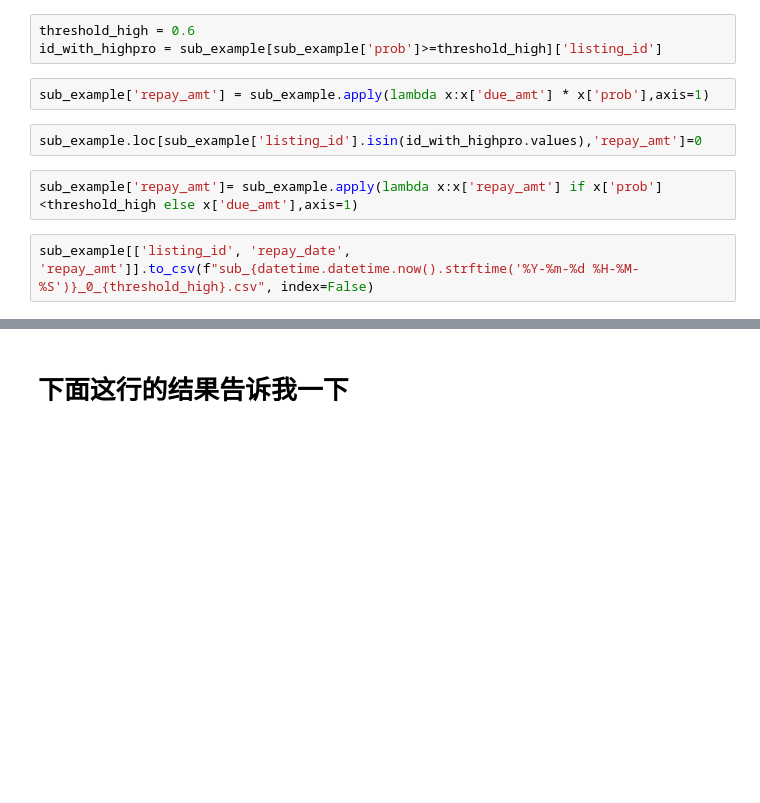
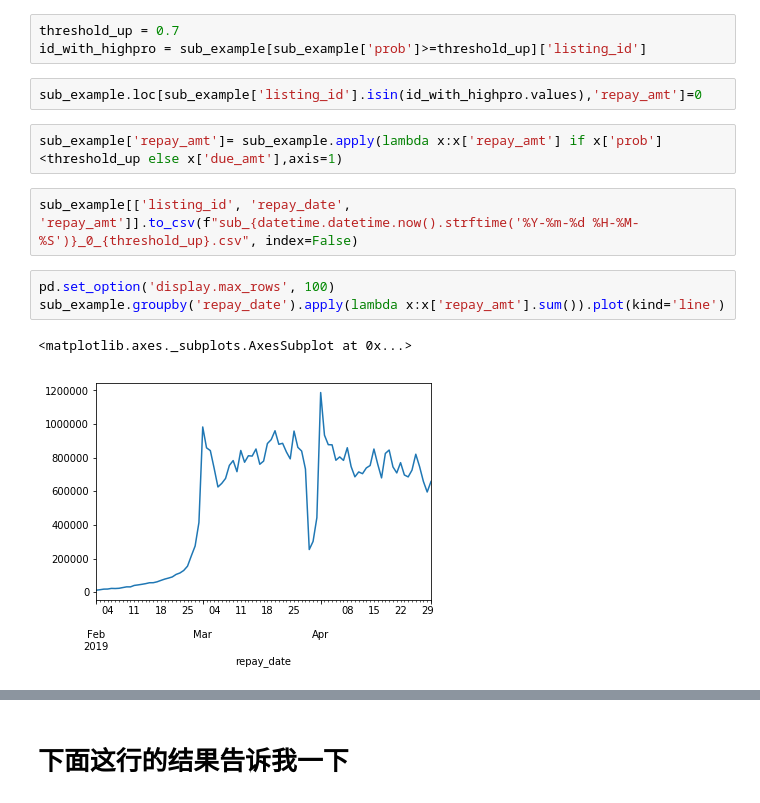
Before and after one commit to orangelle/magicmirror, a Jupyter notebook: baseline5_classifier.ipynb, the cells around one changed output, grey strips where cells are left out. Cells and saved outputs as stored; diff of their text form; blank space fills up the shorter version.

```diff
--- a/baseline5_classifier.ipynb
+++ b/baseline5_classifier.ipynb
@@ -686,13 +736,17 @@ sub_example[['listing_id', 'repay_date', 'repay_amt']].to_csv(f"sub_{datetime.da
 # %%
 sub_example['prob'] = test_prob
 # %%
-threshold_high = 0.6
-id_with_highpro = sub_example[sub_example['prob']>=threshold_high]['listing_id']
+threshold_up = 0.7
+id_with_highpro = sub_example[sub_example['prob']>=threshold_up]['listing_id']
-# %%
-sub_example['repay_amt'] = sub_example.apply(lambda x:x['due_amt'] * x['prob'],axis=1)
 # %%
 sub_example.loc[sub_example['listing_id'].isin(id_with_highpro.values),'repay_amt']=0
 # %%
-sub_example['repay_amt']= sub_example.apply(lambda x:x['repay_amt'] if x['prob']<threshold_high else x['due_amt'],axis=1)
+sub_example['repay_amt']= sub_example.apply(lambda x:x['repay_amt'] if x['prob']<threshold_up else x['due_amt'],axis=1)
 # %%
-sub_example[['listing_id', 'repay_date', 'repay_amt']].to_csv(f"sub_{datetime.datetime.now().strftime('%Y-%m-%d %H-%M-%S')}_0_{threshold_high}.csv", index=False)
+sub_example[['listing_id', 'repay_date', 'repay_amt']].to_csv(f"sub_{datetime.datetime.now().strftime('%Y-%m-%d %H-%M-%S')}_0_{threshold_up}.csv", index=False)
+# %%
+pd.set_option('display.max_rows', 100)
+sub_example.groupby('repay_date').apply(lambda x:x['repay_amt'].sum()).plot(kind='line')
+# %% [output]
+<matplotlib.axes._subplots.AxesSubplot at 0x...>
+[figure, added]
```
Also changed, not shown: parts of 26 cells of this notebook, 3 other files.
